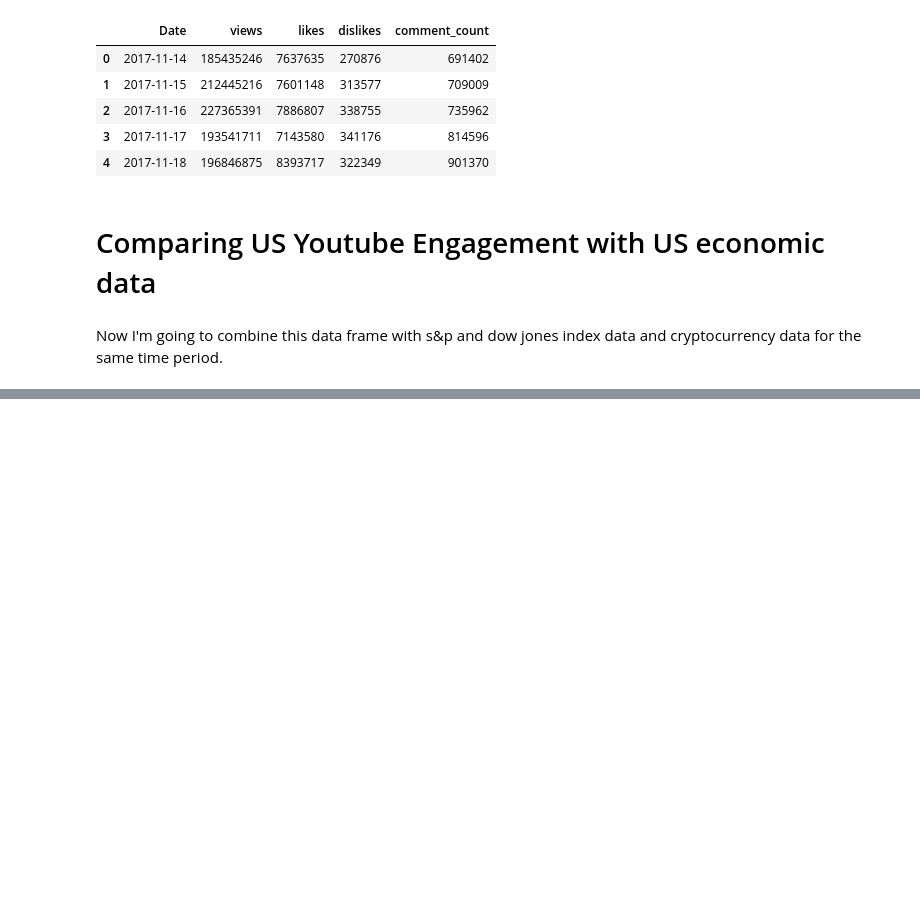
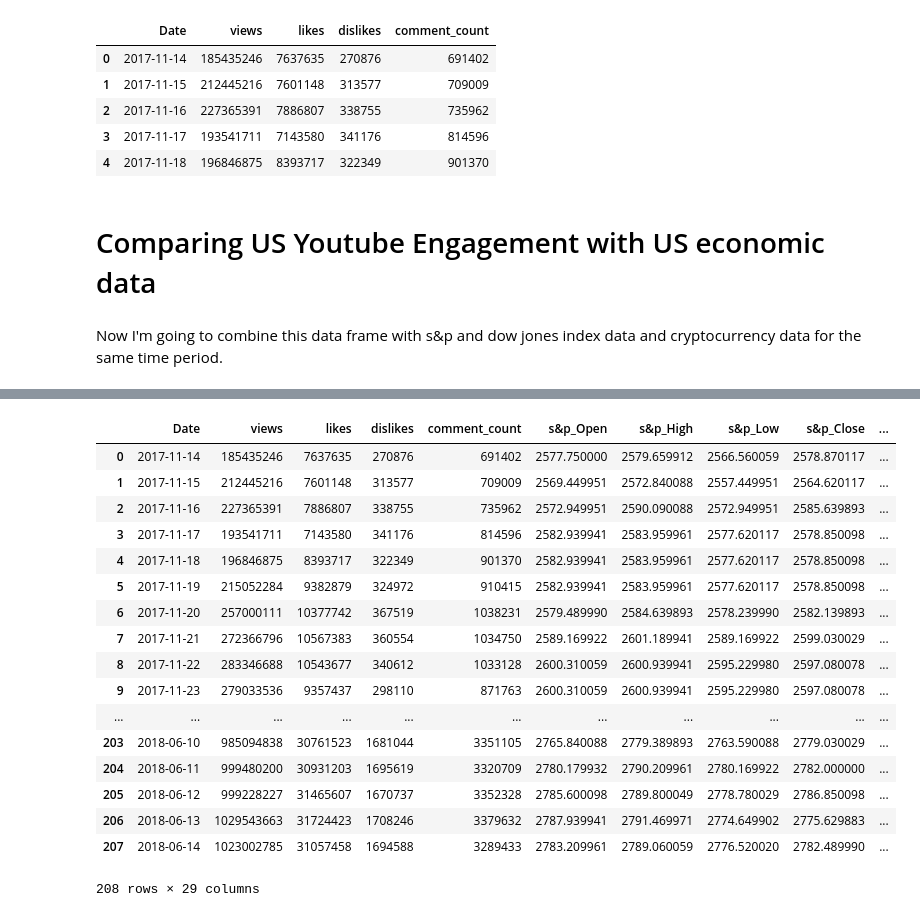
Before and after one commit to srive326/Youtube-forecasting, a Jupyter notebook: notebooks/Youtube_Data.ipynb, the cells around one changed output, grey strips where cells are left out. Saved outputs shown, nothing was run; the diff lists cells and outputs as text; code cells hidden in the pictures; blank space fills up the shorter version.

```diff
--- a/notebooks/Youtube_Data.ipynb
+++ b/notebooks/Youtube_Data.ipynb
@@ -308,0 +299,6 @@ df_merged.head()
+# %%
+dta['Date'] = pd.to_datetime(dta['Date'])
+# %%
+df_merged['Date'] = pd.to_datetime(df_merged['Date'])
+# %%
+result = pd.merge(dta, df_merged, on='Date')
@@ -308,0 +307,24 @@ df_merged.head()
+# %%
+#forward fill missing values
+complete = result.fillna(method='ffill')
+# %%
+complete
+# %% [output]
+|  | Date | views | likes | dislikes | comment_count | s&p_Open | s&p_High | s&p_Low | s&p_Close | ... |
+| 0 | 2017-11-14 | 185435246 | 7637635 | 270876 | 691402 | 2577.750000 | 2579.659912 | 2566.560059 | 2578.870117 | ... |
+| 1 | 2017-11-15 | 212445216 | 7601148 | 313577 | 709009 | 2569.449951 | 2572.840088 | 2557.449951 | 2564.620117 | ... |
+| 2 | 2017-11-16 | 227365391 | 7886807 | 338755 | 735962 | 2572.949951 | 2590.090088 | 2572.949951 | 2585.639893 | ... |
+| 3 | 2017-11-17 | 193541711 | 7143580 | 341176 | 814596 | 2582.939941 | 2583.959961 | 2577.620117 | 2578.850098 | ... |
+| 4 | 2017-11-18 | 196846875 | 8393717 | 322349 | 901370 | 2582.939941 | 2583.959961 | 2577.620117 | 2578.850098 | ... |
+| 5 | 2017-11-19 | 215052284 | 9382879 | 324972 | 910415 | 2582.939941 | 2583.959961 | 2577.620117 | 2578.850098 | ... |
+| 6 | 2017-11-20 | 257000111 | 10377742 | 367519 | 1038231 | 2579.489990 | 2584.639893 | 2578.239990 | 2582.139893 | ... |
+| 7 | 2017-11-21 | 272366796 | 10567383 | 360554 | 1034750 | 2589.169922 | 2601.189941 | 2589.169922 | 2599.030029 | ... |
+| 8 | 2017-11-22 | 283346688 | 10543677 | 340612 | 1033128 | 2600.310059 | 2600.939941 | 2595.229980 | 2597.080078 | ... |
+| 9 | 2017-11-23 | 279033536 | 9357437 | 298110 | 871763 | 2600.310059 | 2600.939941 | 2595.229980 | 2597.080078 | ... |
+| ... | ... | ... | ... | ... | ... | ... | ... | ... | ... | ... |
+| 203 | 2018-06-10 | 985094838 | 30761523 | 1681044 | 3351105 | 2765.840088 | 2779.389893 | 2763.590088 | 2779.030029 | ... |
+| 204 | 2018-06-11 | 999480200 | 30931203 | 1695619 | 3320709 | 2780.179932 | 2790.209961 | 2780.169922 | 2782.000000 | ... |
+| 205 | 2018-06-12 | 999228227 | 31465607 | 1670737 | 3352328 | 2785.600098 | 2789.800049 | 2778.780029 | 2786.850098 | ... |
+| 206 | 2018-06-13 | 1029543663 | 31724423 | 1708246 | 3379632 | 2787.939941 | 2791.469971 | 2774.649902 | 2775.629883 | ... |
+| 207 | 2018-06-14 | 1023002785 | 31057458 | 1694588 | 3289433 | 2783.209961 | 2789.060059 | 2776.520020 | 2782.489990 | ... |
+208 rows × 29 columns
```
Also changed, not shown: parts of 4 cells of this notebook, 1 other file.
